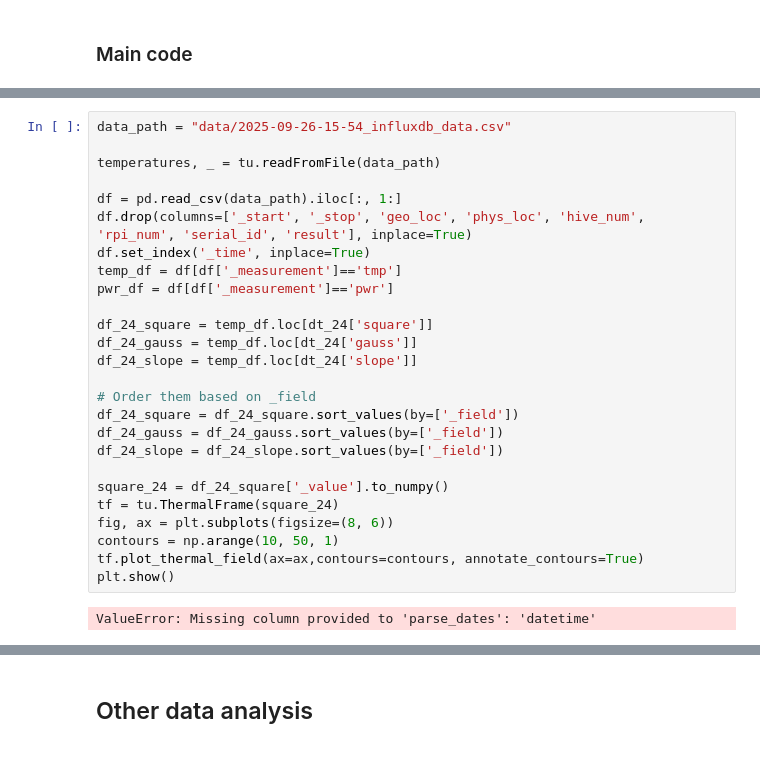
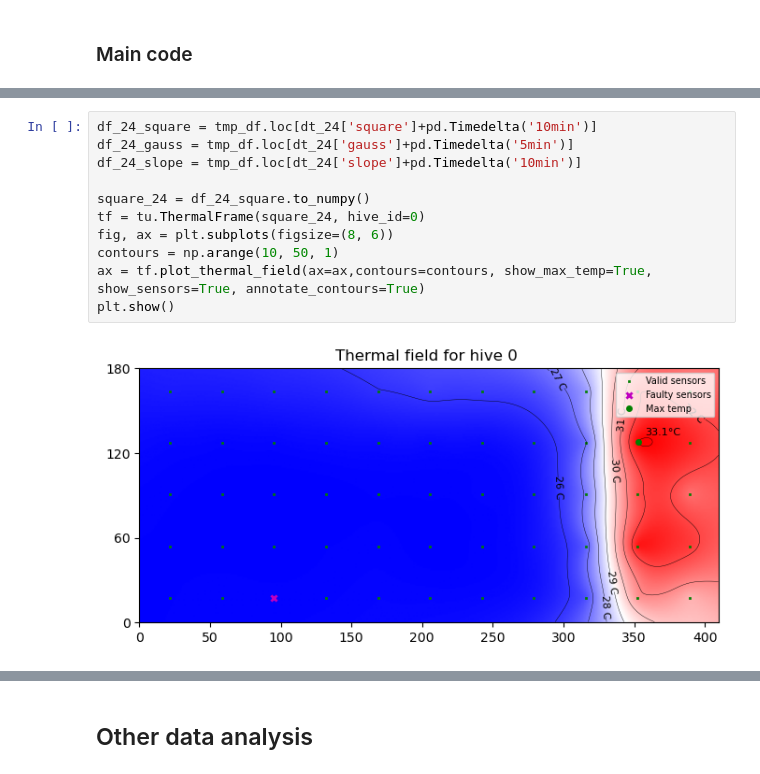
Before and after one commit to epfl-mobots/ABCThermalPlots, a Jupyter notebook: sandbox.ipynb, the cells around one changed output, grey strips where cells are left out. Cells and saved outputs as stored; diff of their text form.

```diff
--- a/sandbox.ipynb
+++ b/sandbox.ipynb
@@ -29,28 +67,13 @@ dt_13 = {
 # %%
-data_path = "data/2025-09-26-15-54_influxdb_data.csv"
+df_24_square = tmp_df.loc[dt_24['square']+pd.Timedelta('10min')]
+df_24_gauss = tmp_df.loc[dt_24['gauss']+pd.Timedelta('5min')]
+df_24_slope = tmp_df.loc[dt_24['slope']+pd.Timedelta('10min')]
 
-temperatures, _ = tu.readFromFile(data_path)
-
-df = pd.read_csv(data_path).iloc[:, 1:]
-df.drop(columns=['_start', '_stop', 'geo_loc', 'phys_loc', 'hive_num', 'rpi_num', 'serial_id', 'result'], inplace=True)
-df.set_index('_time', inplace=True)
-temp_df = df[df['_measurement']=='tmp']
-pwr_df = df[df['_measurement']=='pwr']
-
-df_24_square = temp_df.loc[dt_24['square']]
-df_24_gauss = temp_df.loc[dt_24['gauss']]
-df_24_slope = temp_df.loc[dt_24['slope']]
-
-# Order them based on _field
-df_24_square = df_24_square.sort_values(by=['_field'])
-df_24_gauss = df_24_gauss.sort_values(by=['_field'])
-df_24_slope = df_24_slope.sort_values(by=['_field'])
-
-square_24 = df_24_square['_value'].to_numpy()
-tf = tu.ThermalFrame(square_24)
+square_24 = df_24_square.to_numpy()
+tf = tu.ThermalFrame(square_24, hive_id=0)
 fig, ax = plt.subplots(figsize=(8, 6))
 contours = np.arange(10, 50, 1)
-tf.plot_thermal_field(ax=ax,contours=contours, annotate_contours=True)
+ax = tf.plot_thermal_field(ax=ax,contours=contours, show_max_temp=True, show_sensors=True, annotate_contours=True)
 plt.show()
 # %% [output]
-ValueError: Missing column provided to 'parse_dates': 'datetime'
+[figure, added]
```
Also changed, not shown: parts of 5 cells of this notebook, 4 other files.
